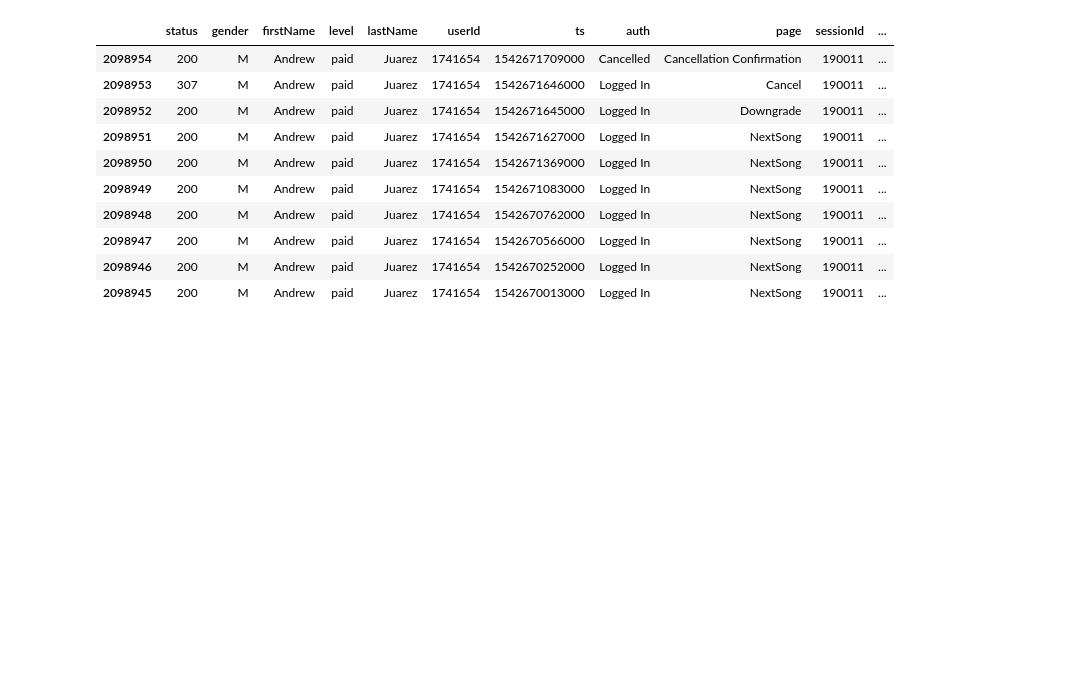
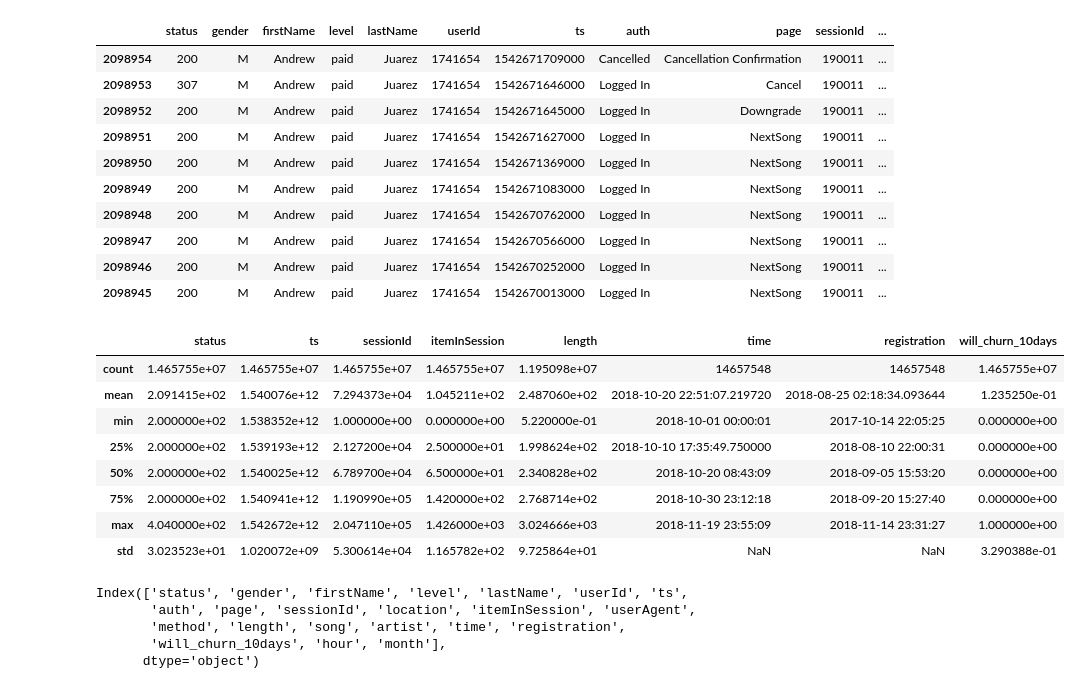
Before and after one commit to MaximilienLuc/Churn-prediction, a Jupyter notebook: Olivier.ipynb, the cells around one changed output. Cells and saved outputs as stored; diff of their text form; code cells hidden in the pictures; blank space fills up the shorter version.

```diff
--- a/Olivier.ipynb
+++ b/Olivier.ipynb
@@ -69,3 +69,15 @@ df_train.sort_values(by='time', ascending = False).head(10)
 | 2098947 | 200 | M | Andrew | paid | Juarez | 1741654 | 1542670566000 | Logged In | NextSong | 190011 | ... |
 | 2098946 | 200 | M | Andrew | paid | Juarez | 1741654 | 1542670252000 | Logged In | NextSong | 190011 | ... |
 | 2098945 | 200 | M | Andrew | paid | Juarez | 1741654 | 1542670013000 | Logged In | NextSong | 190011 | ... |
+# %%
+df_train.describe()
+# %% [output]
+|  | status | ts | sessionId | itemInSession | length | time | registration | will_churn_10days |
+| count | 1.465755e+07 | 1.465755e+07 | 1.465755e+07 | 1.465755e+07 | 1.195098e+07 | 14657548 | 14657548 | 1.465755e+07 |
+| mean | 2.091415e+02 | 1.540076e+12 | 7.294373e+04 | 1.045211e+02 | 2.487060e+02 | 2018-10-20 22:51:07.219720 | 2018-08-25 02:18:34.093644 | 1.235250e-01 |
+| min | 2.000000e+02 | 1.538352e+12 | 1.000000e+00 | 0.000000e+00 | 5.220000e-01 | 2018-10-01 00:00:01 | 2017-10-14 22:05:25 | 0.000000e+00 |
+| 25% | 2.000000e+02 | 1.539193e+12 | 2.127200e+04 | 2.500000e+01 | 1.998624e+02 | 2018-10-10 17:35:49.750000 | 2018-08-10 22:00:31 | 0.000000e+00 |
+| 50% | 2.000000e+02 | 1.540025e+12 | 6.789700e+04 | 6.500000e+01 | 2.340828e+02 | 2018-10-20 08:43:09 | 2018-09-05 15:53:20 | 0.000000e+00 |
+| 75% | 2.000000e+02 | 1.540941e+12 | 1.190990e+05 | 1.420000e+02 | 2.768714e+02 | 2018-10-30 23:12:18 | 2018-09-20 15:27:40 | 0.000000e+00 |
+| max | 4.040000e+02 | 1.542672e+12 | 2.047110e+05 | 1.426000e+03 | 3.024666e+03 | 2018-11-19 23:55:09 | 2018-11-14 23:31:27 | 1.000000e+00 |
+| std | 3.023523e+01 | 1.020072e+09 | 5.300614e+04 | 1.165782e+02 | 9.725864e+01 | NaN | NaN | 3.290388e-01 |
@@ -71,0 +90,8 @@ df_train.sort_values(by='time', ascending = False).head(10)
+# %%
+df_train.columns
+# %% [output]
+Index(['status', 'gender', 'firstName', 'level', 'lastName', 'userId', 'ts',
+       'auth', 'page', 'sessionId', 'location', 'itemInSession', 'userAgent',
+       'method', 'length', 'song', 'artist', 'time', 'registration',
+       'will_churn_10days', 'hour', 'month'],
+      dtype='object')
```
Also changed, not shown: parts of 11 cells of this notebook.
